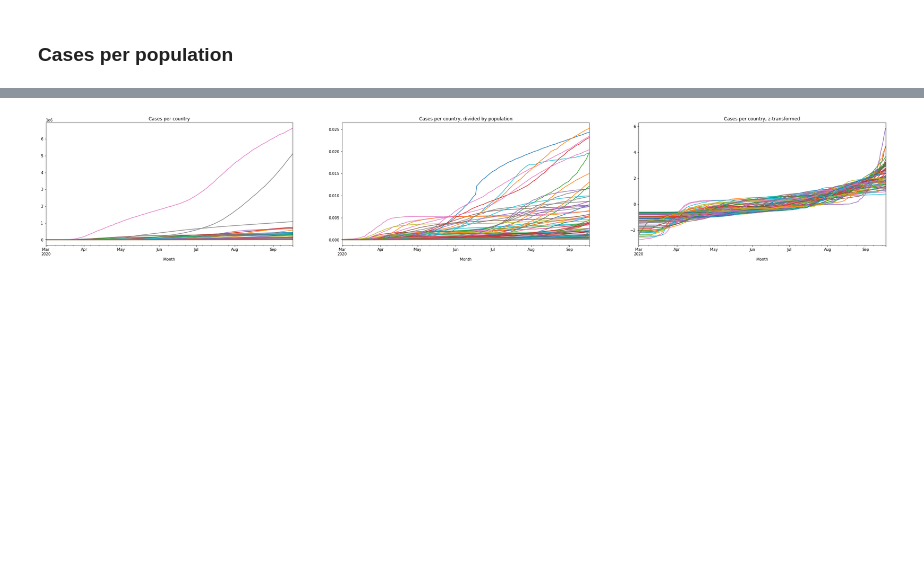
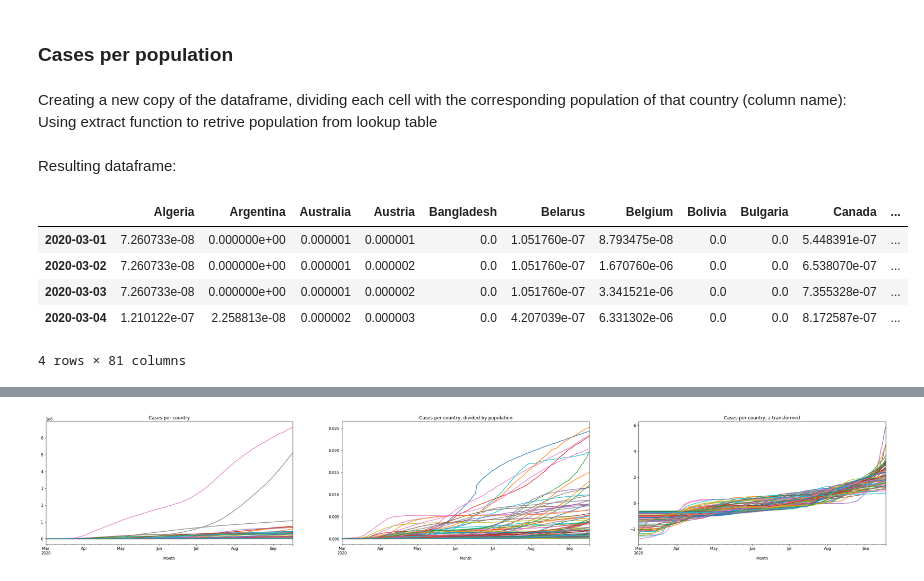
Before and after one commit to anweei/Covid-forecasting, a Jupyter notebook: new_version/pre_processing/preprocessing.ipynb, the cells around one changed output, grey strips where cells are left out. Drawn from its saved outputs; the diff is of its cells as text; code cells hidden in the pictures; blank space fills up the shorter version.

```diff
--- a/new_version/pre_processing/preprocessing.ipynb
+++ b/new_version/pre_processing/preprocessing.ipynb
@@ -251,7 +251,22 @@ Save dataframe to parquet:
 #z_df.to_parquet('../data/pre_processed/covid_cases_z_trans.parquet')
 # %% [markdown]
 ### Cases per population ###
+# %% [markdown]
+Creating a new copy of the dataframe, dividing each cell with the corresponding population of that country (column name):
+<br>
+Using extract function to retrive population from lookup table
 # %%
 cases_popu=df_res.copy()
 for col in df_res.columns:
     cases_popu[col] = df_res[col].div(extract_func(col,'Population'))
+# %% [markdown]
+Resulting dataframe:
+# %%
+cases_popu.head(4)
+# %% [output]
+|  | Algeria | Argentina | Australia | Austria | Bangladesh | Belarus | Belgium | Bolivia | Bulgaria | Canada | ... |
+| 2020-03-01 | 7.260733e-08 | 0.000000e+00 | 0.000001 | 0.000001 | 0.0 | 1.051760e-07 | 8.793475e-08 | 0.0 | 0.0 | 5.448391e-07 | ... |
+| 2020-03-02 | 7.260733e-08 | 0.000000e+00 | 0.000001 | 0.000002 | 0.0 | 1.051760e-07 | 1.670760e-06 | 0.0 | 0.0 | 6.538070e-07 | ... |
+| 2020-03-03 | 7.260733e-08 | 0.000000e+00 | 0.000001 | 0.000002 | 0.0 | 1.051760e-07 | 3.341521e-06 | 0.0 | 0.0 | 7.355328e-07 | ... |
+| 2020-03-04 | 1.210122e-07 | 2.258813e-08 | 0.000002 | 0.000003 | 0.0 | 4.207039e-07 | 6.331302e-06 | 0.0 | 0.0 | 8.172587e-07 | ... |
+4 rows × 81 columns
```
Also changed, not shown: parts of 6 cells of this notebook, 1 other file.
